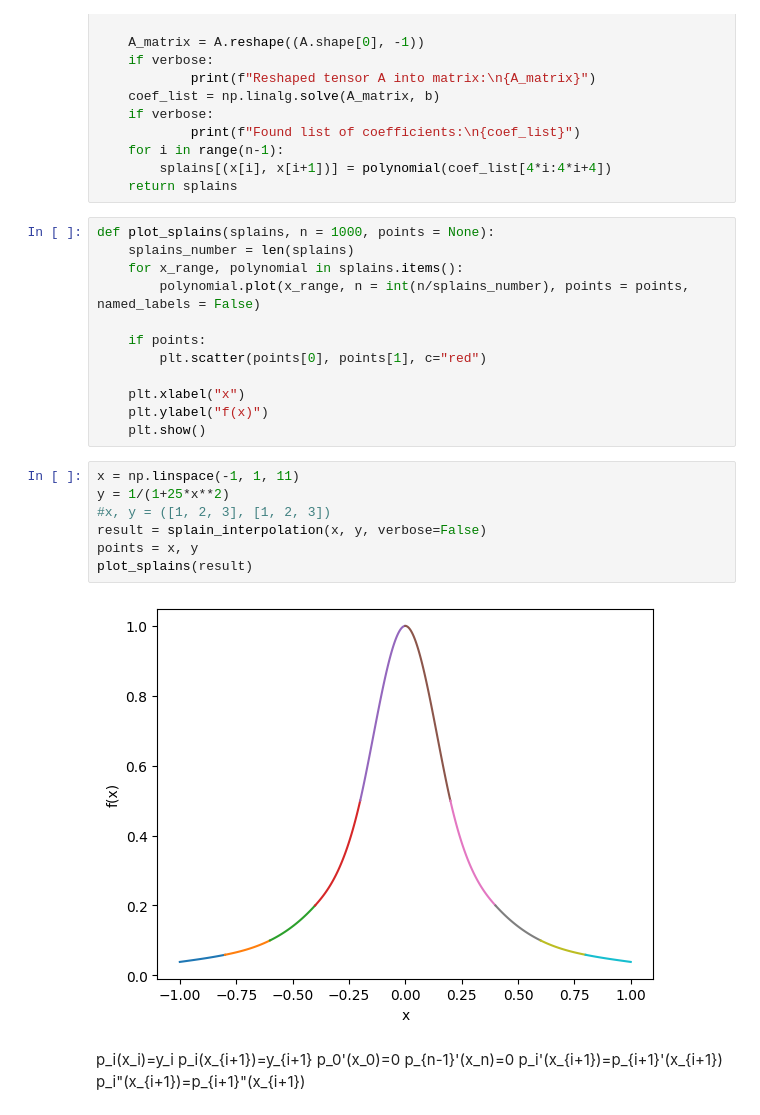
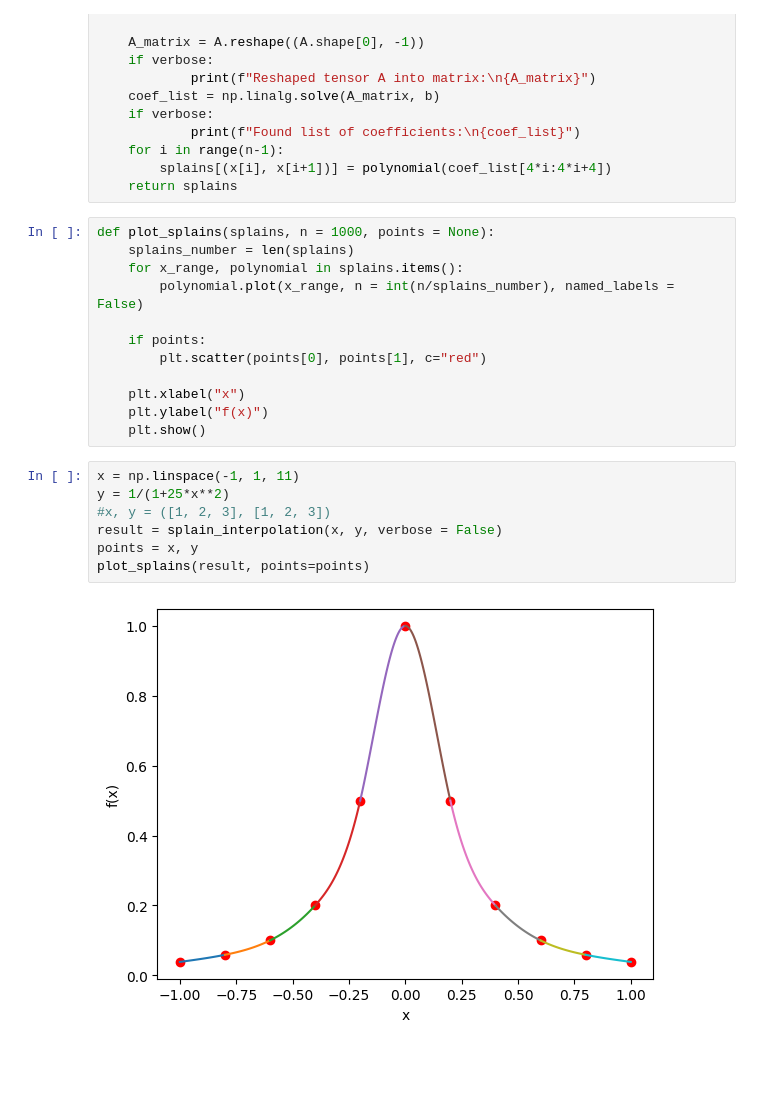
Before and after one commit to zdzichumis/Numeryczna-Algebra-Liniowa, a Jupyter notebook: Interpolacja.ipynb, the cells around one changed output. Saved outputs shown, nothing was run; the diff lists cells and outputs as text; blank space fills up the shorter version.

```diff
--- a/Interpolacja.ipynb
+++ b/Interpolacja.ipynb
@@ -134,7 +134,7 @@ def splain_interpolation(x, y, verbose = False):
 def plot_splains(splains, n = 1000, points = None):
     splains_number = len(splains)
     for x_range, polynomial in splains.items():
-        polynomial.plot(x_range, n = int(n/splains_number), points = points, named_labels = False)
+        polynomial.plot(x_range, n = int(n/splains_number), named_labels = False)
 
     if points:
         plt.scatter(points[0], points[1], c="red")
@@ -145,16 +145,9 @@ def plot_splains(splains, n = 1000, points = None):
 # %%
 x = np.linspace(-1, 1, 11)
 y = 1/(1+25*x**2)
 #x, y = ([1, 2, 3], [1, 2, 3])
-result = splain_interpolation(x, y, verbose=False)
+result = splain_interpolation(x, y, verbose = False)
 points = x, y
-plot_splains(result)
+plot_splains(result, points=points)
 # %% [output]
-[figure, old version]
+[figure, new version]
-# %% [markdown]
-p_i(x_i)=y_i
-p_i(x_{i+1})=y_{i+1}
-p_0'(x_0)=0
-p_{n-1}'(x_n)=0
-p_i'(x_{i+1})=p_{i+1}'(x_{i+1})
-p_i"(x_{i+1})=p_{i+1}"(x_{i+1})
```
